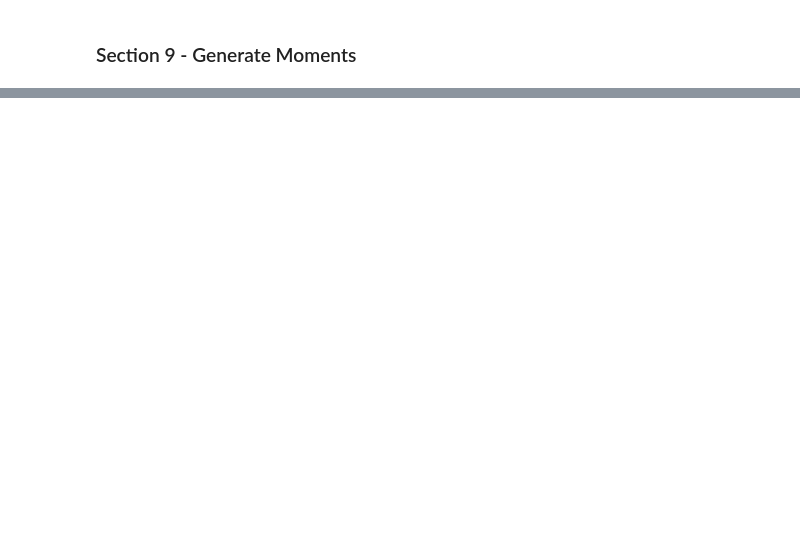
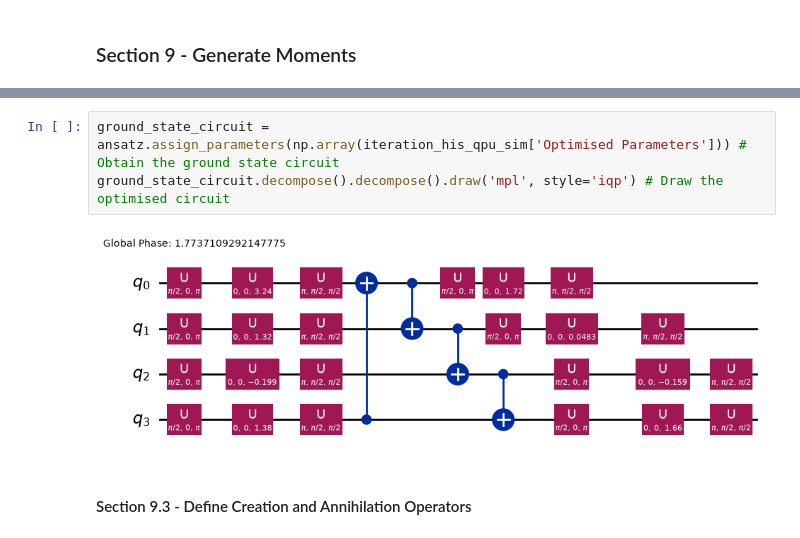
Before and after one commit to axz60/NQCC-Hack-2026, a Jupyter notebook: max_dir/2_Site_Linear_Hubbard_Model.ipynb, the cells around one changed output, grey strips where cells are left out. Saved outputs shown, nothing was run; the diff lists cells and outputs as text; blank space fills up the shorter version.

```diff
--- a/max_dir/2_Site_Linear_Hubbard_Model.ipynb
+++ b/max_dir/2_Site_Linear_Hubbard_Model.ipynb
@@ -380,0 +374,7 @@ plt.show()
+# %%
+ground_state_circuit = ansatz.assign_parameters(np.array(iteration_his_qpu_sim['Optimised Parameters'])) # Obtain the ground state circuit
+ground_state_circuit.decompose().decompose().draw('mpl', style='iqp') # Draw the optimised circuit
+# %% [output]
+[figure, added]
+# %% [markdown]
+#### Section 9.3 - Define Creation and Annihilation Operators
```
Also changed, not shown: parts of 25 cells of this notebook.
